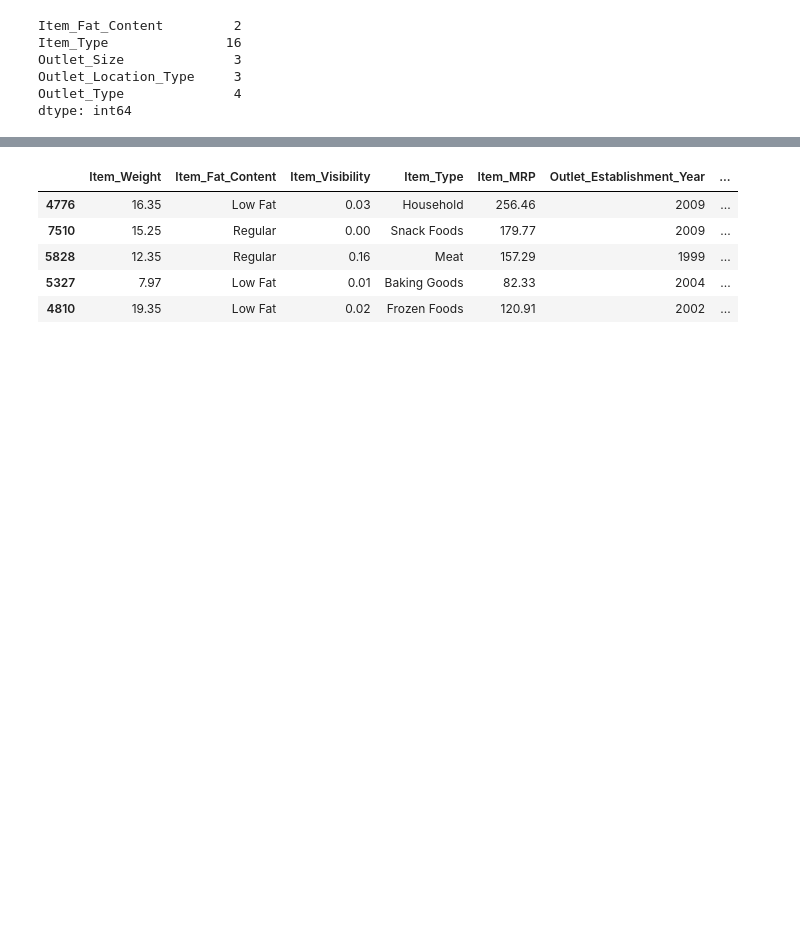
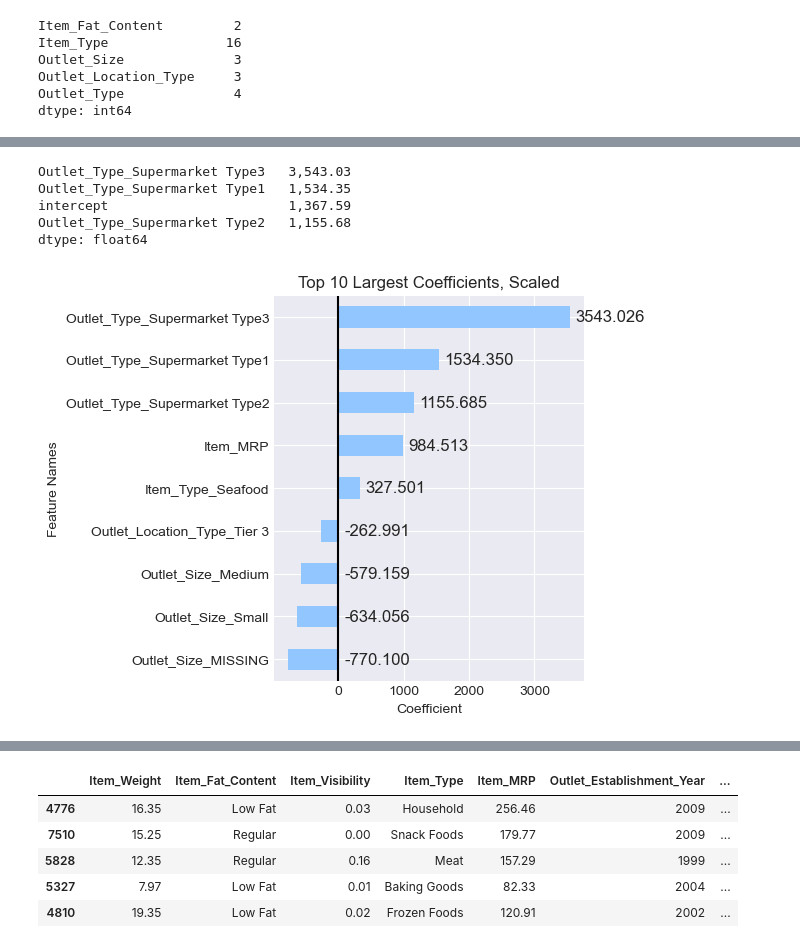
Before and after one commit to CaillahR/Importances-and-Coefficients, a Jupyter notebook: Part 1.ipynb, the cells around one changed output, grey strips where cells are left out. Cells and saved outputs as stored; diff of their text form; code cells hidden in the pictures; blank space fills up the shorter version.

```diff
--- a/Part 1.ipynb
+++ b/Part 1.ipynb
@@ -854,0 +941,8 @@ Name: Feature Importance, dtype: float64
+# %%
+## Make x and y variables
+X = df.drop(columns = ["Item_Outlet_Sales"]).copy()
+
+y = df["Item_Outlet_Sales"].copy()
+## train-test-split with random state for reproducibility
+X_train, X_test, y_train, y_test = train_test_split(X,y, random_state=42)
+X_train.head()
@@ -854,0 +956,18 @@ Name: Feature Importance, dtype: float64
+# %%
+## make pipelines for categorical vs numeric data
+cat_pipe = make_pipeline(SimpleImputer(strategy='constant',
+                                       fill_value='MISSING'),
+                         OneHotEncoder(drop='first', sparse=False))
+num_pipe = make_pipeline(SimpleImputer(strategy='mean'), StandardScaler())
+## make the preprocessing column transformer
+preprocessor = make_column_transformer((num_pipe, num_sel),
+                                       (cat_pipe,cat_sel),
+                                      verbose_feature_names_out=False)
+## fit column transformer and run get_feature_names_out
+preprocessor.fit(X_train)
+feature_names = preprocessor.get_feature_names_out()
+X_train_df = pd.DataFrame(preprocessor.transform(X_train),
+                           columns = feature_names, index = X_train.index)
+X_test_df = pd.DataFrame(preprocessor.transform(X_test),
+                           columns = feature_names, index = X_test.index)
+X_test_df.head(3)
@@ -864,0 +1069,3 @@ dtype: int64
+# %%
+top_n_features = coeff_rank.head(10)
+top_n_features
@@ -864,0 +1105,16 @@ dtype: int64
+# %%
+## Slicing out the top_n_features names to visualize
+plot_vals = coeffs.loc[top_n_features.index]
+plot_vals.head(4)
+# %% [output]
+Outlet_Type_Supermarket Type3   3,543.03
+Outlet_Type_Supermarket Type1   1,534.35
+intercept                       1,367.59
+Outlet_Type_Supermarket Type2   1,155.68
+dtype: float64
+# %%
+ax = plot_coeffs(plot_vals,top_n=10, annotate=True);
+ax.set_title('Top 10 Largest Coefficients, Scaled');
+fig_gcf2 = plt.gcf()
+# %% [output]
+[figure, added]
```
Also changed, not shown: parts of 83 cells of this notebook, 1 other file.
